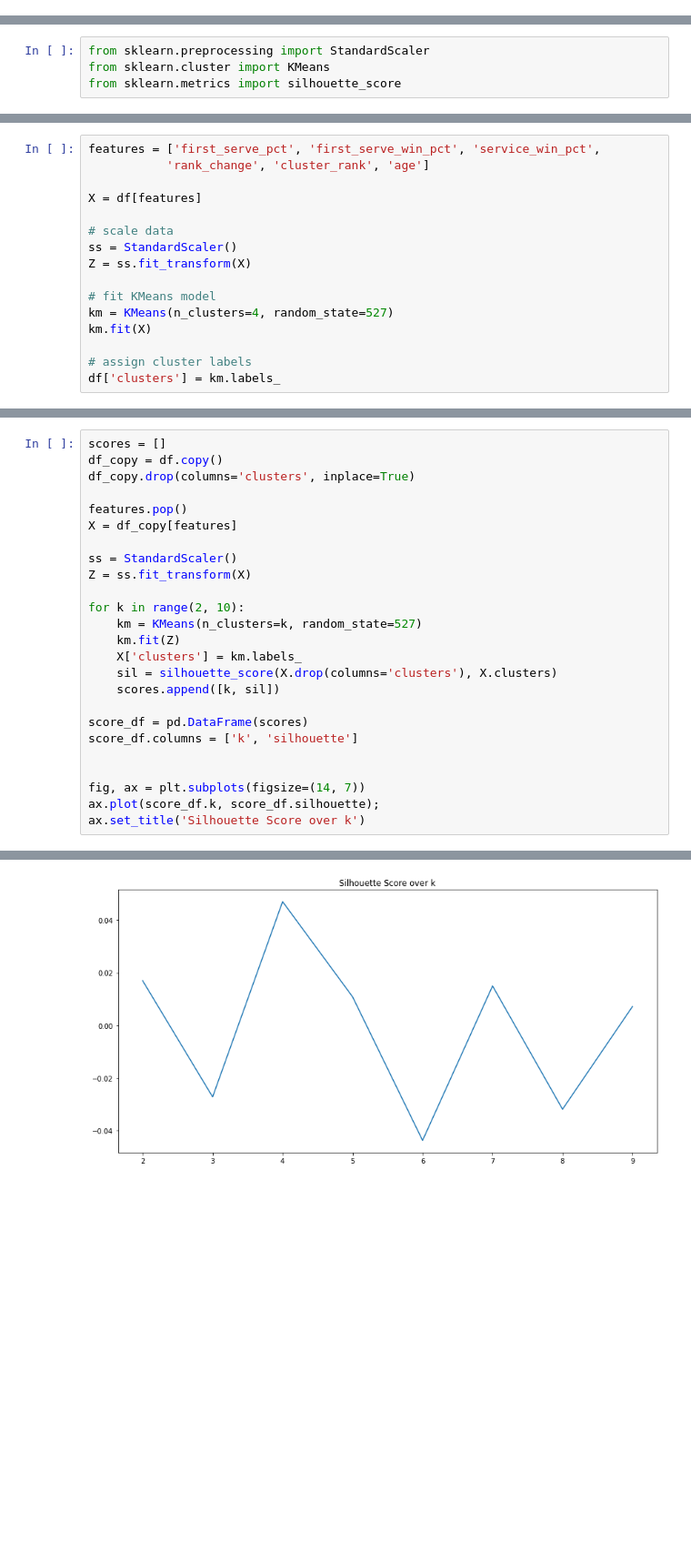
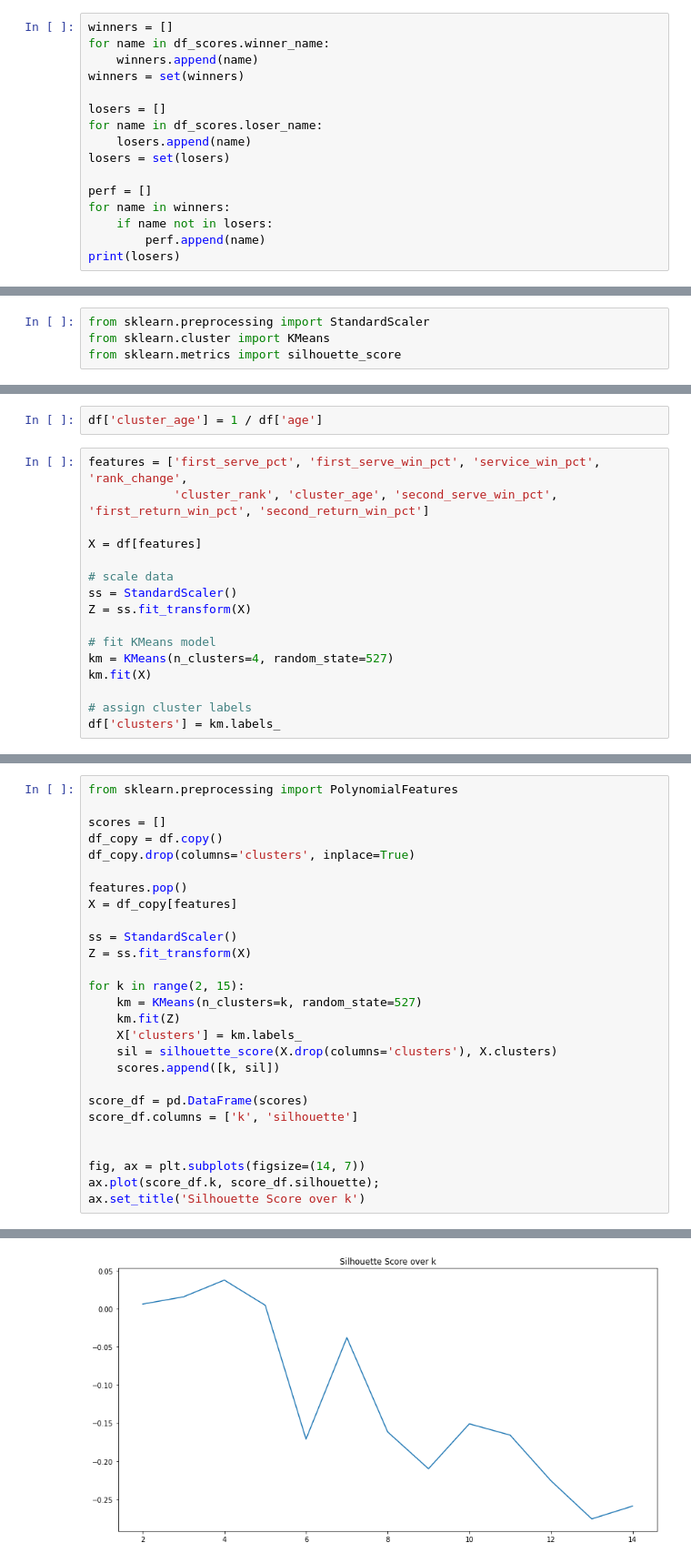
Before and after one commit to aidandom/Capstone, a Jupyter notebook: Capstone.ipynb, the cells around one changed output, grey strips where cells are left out. Shown at 91% size. Cells and saved outputs as stored; diff of their text form; blank space fills up the shorter version.

```diff
--- a/Capstone.ipynb
+++ b/Capstone.ipynb
@@ -196,0 +213,16 @@ ax2.legend();
+# %%
+winners = []
+for name in df_scores.winner_name:
+    winners.append(name)
+winners = set(winners)
+
+losers = []
+for name in df_scores.loser_name:
+    losers.append(name)
+losers = set(losers)
+
+perf = []
+for name in winners:
+    if name not in losers:
+        perf.append(name)
+print(losers)
@@ -662,6 +712,8 @@ df.describe()
+# %%
+df['cluster_age'] = 1 / df['age']
 # %%
-features = ['first_serve_pct', 'first_serve_win_pct', 'service_win_pct',
-           'rank_change', 'cluster_rank', 'age']
+features = ['first_serve_pct', 'first_serve_win_pct', 'service_win_pct', 'rank_change',
+            'cluster_rank', 'cluster_age', 'second_serve_win_pct', 'first_return_win_pct', 'second_return_win_pct']
 
 X = df[features]
 
@@ -689,4 +741,6 @@ df.groupby('clusters')[features].mean()
 # %%
+from sklearn.preprocessing import PolynomialFeatures
+
 scores = []
 df_copy = df.copy()
 df_copy.drop(columns='clusters', inplace=True)
@@ -697,7 +751,7 @@ X = df_copy[features]
 ss = StandardScaler()
 Z = ss.fit_transform(X)
 
-for k in range(2, 10):
+for k in range(2, 15):
     km = KMeans(n_clusters=k, random_state=527)
     km.fit(Z)
     X['clusters'] = km.labels_
@@ -732,2 +786,2 @@ See the caveats in the documentation: https://pandas.pydata.org/pandas-docs/stab
 Text(0.5, 1.0, 'Silhouette Score over k')
-[figure, old version]
+[figure, new version]
```
Also changed, not shown: parts of 25 cells of this notebook.
